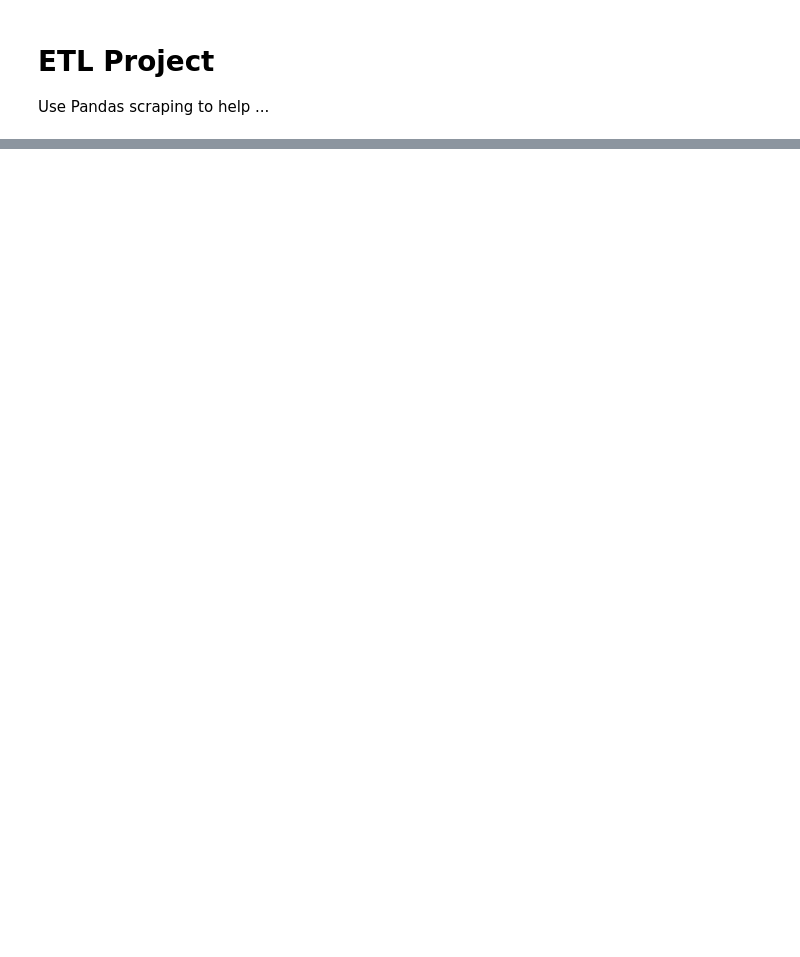
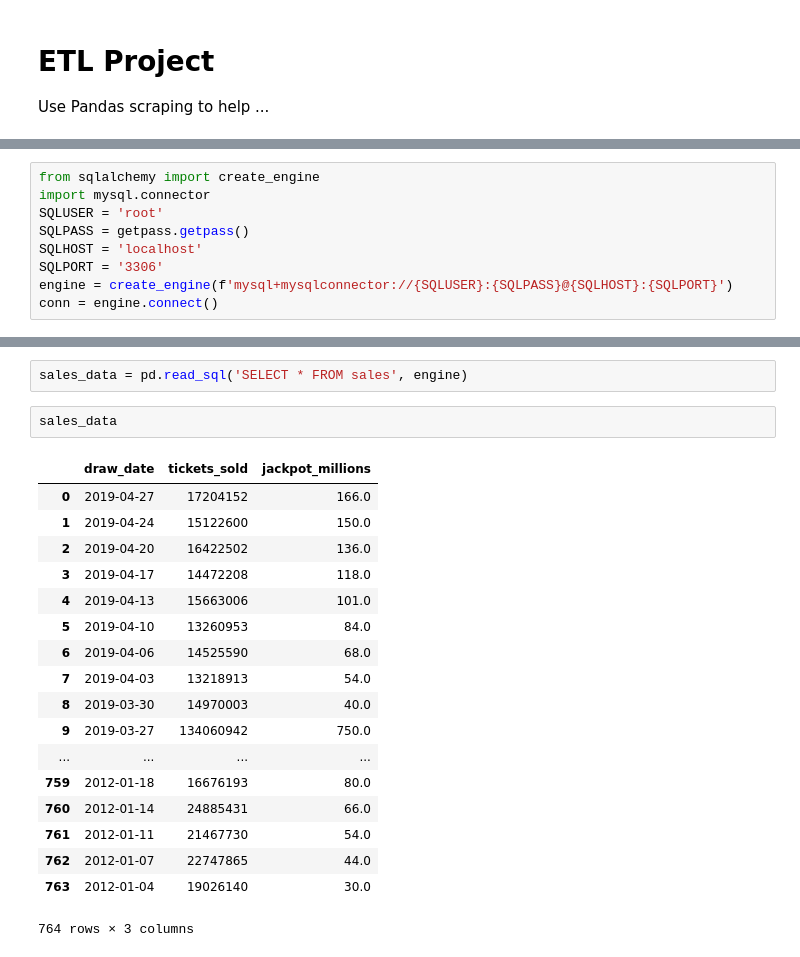
Before and after one commit to huntercash/ETL-Process, a Jupyter notebook: amy.ipynb, the cells around one changed output, grey strips where cells are left out. Drawn from its saved outputs; the diff is of its cells as text; blank space fills up the shorter version.

Commit message:
Added Sales data

```diff
--- a/amy.ipynb
+++ b/amy.ipynb
@@ -46,0 +70,9 @@ df.head(20)
+# %%
+from sqlalchemy import create_engine
+import mysql.connector
+SQLUSER = 'root'
+SQLPASS = getpass.getpass()
+SQLHOST = 'localhost'
+SQLPORT = '3306'
+engine = create_engine(f'mysql+mysqlconnector://{SQLUSER}:{SQLPASS}@{SQLHOST}:{SQLPORT}')
+conn = engine.connect()
@@ -46,0 +116,23 @@ df.head(20)
+# %%
+sales_data = pd.read_sql('SELECT * FROM sales', engine)
+# %%
+sales_data
+# %% [output]
+|  | draw_date | tickets_sold | jackpot_millions |
+| 0 | 2019-04-27 | 17204152 | 166.0 |
+| 1 | 2019-04-24 | 15122600 | 150.0 |
+| 2 | 2019-04-20 | 16422502 | 136.0 |
+| 3 | 2019-04-17 | 14472208 | 118.0 |
+| 4 | 2019-04-13 | 15663006 | 101.0 |
+| 5 | 2019-04-10 | 13260953 | 84.0 |
+| 6 | 2019-04-06 | 14525590 | 68.0 |
+| 7 | 2019-04-03 | 13218913 | 54.0 |
+| 8 | 2019-03-30 | 14970003 | 40.0 |
+| 9 | 2019-03-27 | 134060942 | 750.0 |
+| ... | ... | ... | ... |
+| 759 | 2012-01-18 | 16676193 | 80.0 |
+| 760 | 2012-01-14 | 24885431 | 66.0 |
+| 761 | 2012-01-11 | 21467730 | 54.0 |
+| 762 | 2012-01-07 | 22747865 | 44.0 |
+| 763 | 2012-01-04 | 19026140 | 30.0 |
+764 rows × 3 columns
```
Also changed, not shown: parts of 15 cells of this notebook, 1 other file.
